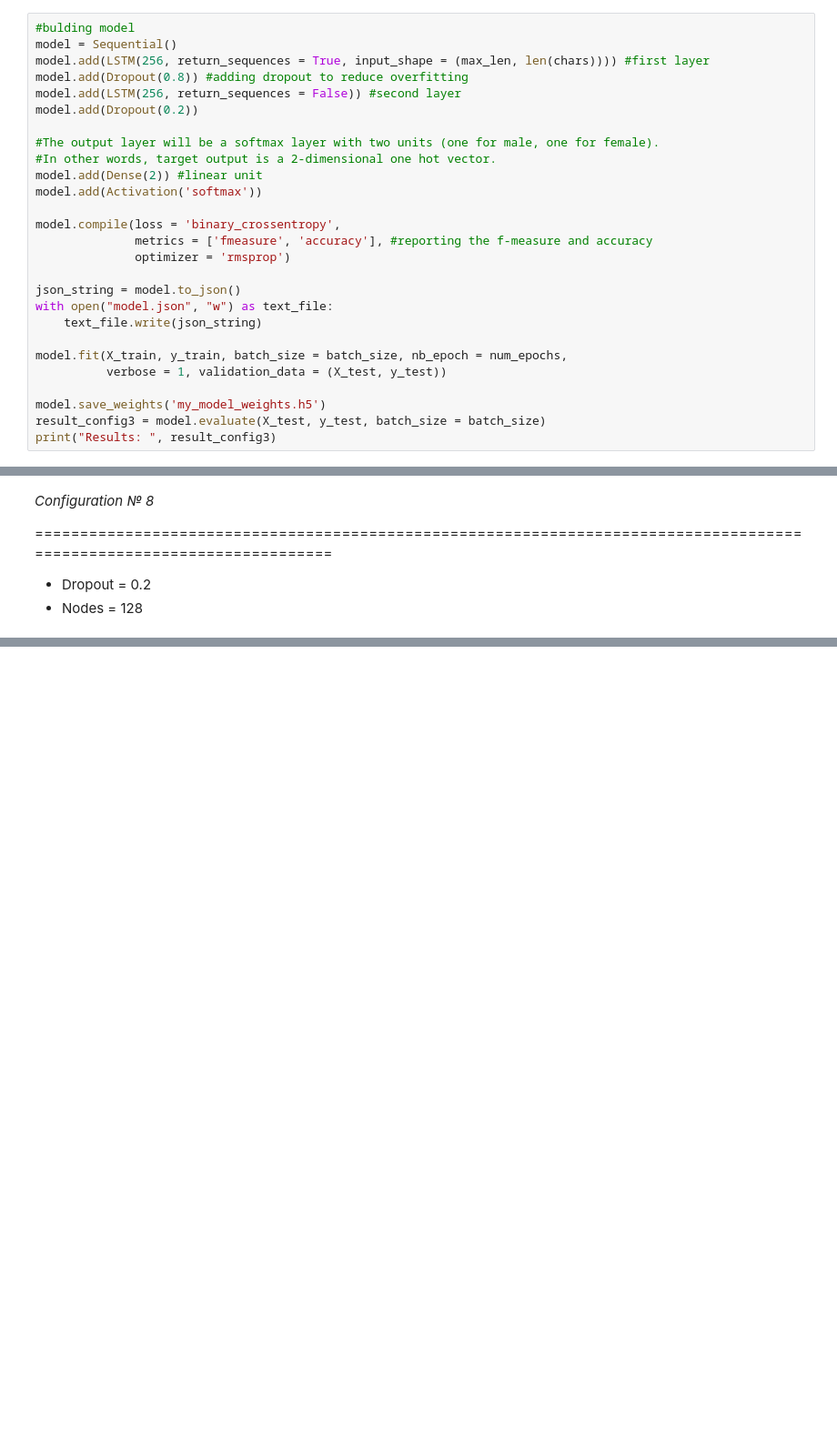
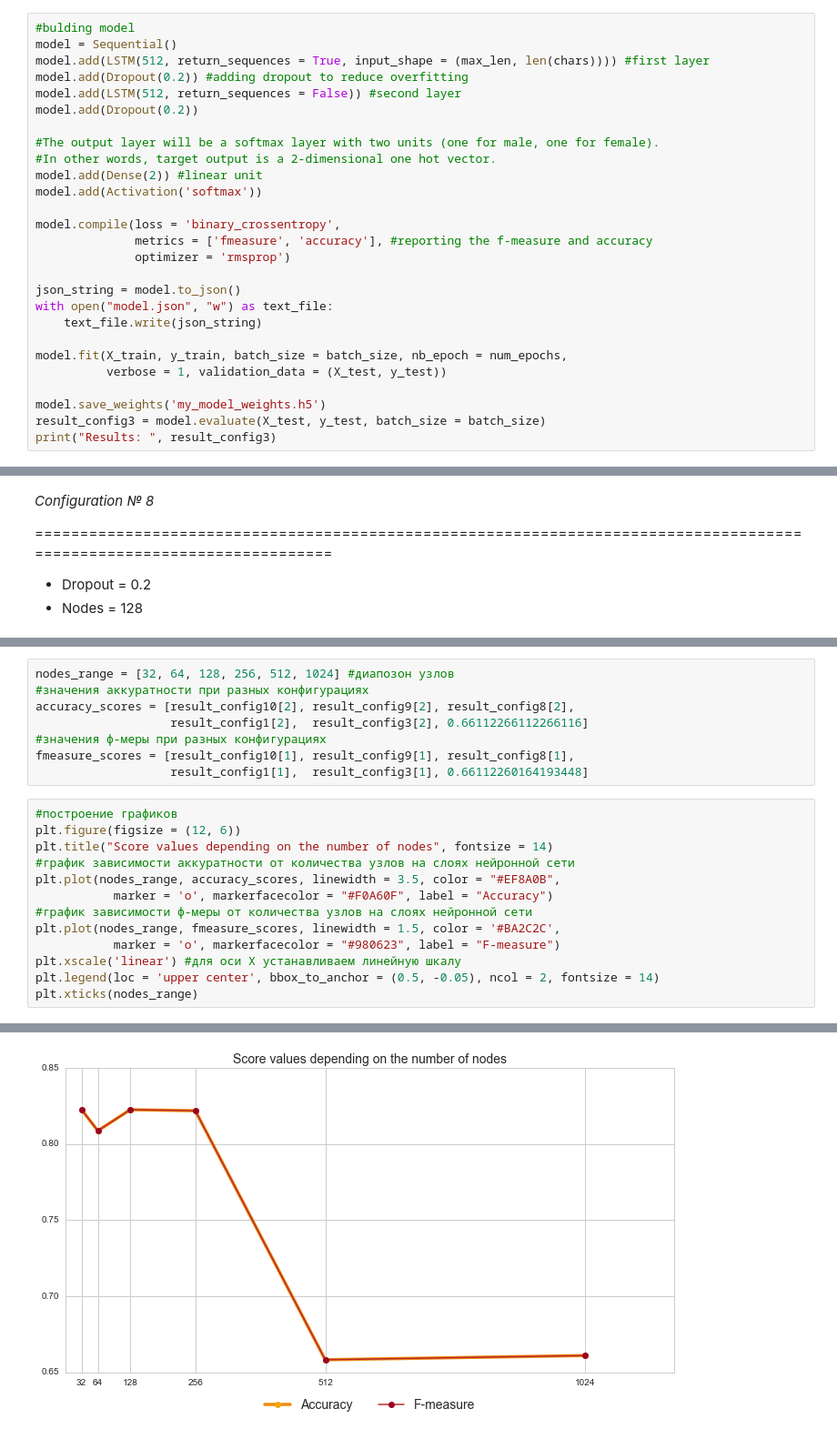
Before and after one commit to dbulgakov/HSE_DataMiningHW, a Jupyter notebook: Practical ML/Homeworks/Solutions/HW3/HW3.ipynb, the cells around one changed output, grey strips where cells are left out. Shown at 91% size. Cells and saved outputs as stored; diff of their text form; blank space fills up the shorter version.

```diff
--- a/Practical ML/Homeworks/Solutions/HW3/HW3.ipynb
+++ b/Practical ML/Homeworks/Solutions/HW3/HW3.ipynb
@@ -501,9 +526,9 @@ Epoch 5/5
 # %%
 #bulding model
 model = Sequential()
-model.add(LSTM(256, return_sequences = True, input_shape = (max_len, len(chars)))) #first layer
-model.add(Dropout(0.8)) #adding dropout to reduce overfitting
-model.add(LSTM(256, return_sequences = False)) #second layer
+model.add(LSTM(512, return_sequences = True, input_shape = (max_len, len(chars)))) #first layer
+model.add(Dropout(0.2)) #adding dropout to reduce overfitting
+model.add(LSTM(512, return_sequences = False)) #second layer
 model.add(Dropout(0.2))
 
 #The output layer will be a softmax layer with two units (one for male, one for female).
@@ -774,0 +904,22 @@ print("Results: ", result_config8)
+# %%
+nodes_range = [32, 64, 128, 256, 512, 1024] #диапозон узлов
+#значения аккуратности при разных конфигурациях
+accuracy_scores = [result_config10[2], result_config9[2], result_config8[2],
+                   result_config1[2],  result_config3[2], 0.66112266112266116]
+#значения ф-меры при разных конфигурациях
+fmeasure_scores = [result_config10[1], result_config9[1], result_config8[1],
+                   result_config1[1],  result_config3[1], 0.66112260164193448]
+# %%
+#построение графиков
+plt.figure(figsize = (12, 6))
+plt.title("Score values depending on the number of nodes", fontsize = 14)
+#график зависимости аккуратности от количества узлов на слоях нейронной сети
+plt.plot(nodes_range, accuracy_scores, linewidth = 3.5, color = "#EF8A0B",
+           marker = 'o', markerfacecolor = "#F0A60F", label = "Accuracy")
+#график зависимости ф-меры от количества узлов на слоях нейронной сети
+plt.plot(nodes_range, fmeasure_scores, linewidth = 1.5, color = '#BA2C2C',
+           marker = 'o', markerfacecolor = "#980623", label = "F-measure")
+plt.xscale('linear') #для оси Х устанавливаем линейную шкалу
+plt.legend(loc = 'upper center', bbox_to_anchor = (0.5, -0.05), ncol = 2, fontsize = 14)
+plt.xticks(nodes_range)
+# %% [output]
@@ -774,0 +933 @@ print("Results: ", result_config8)
+[figure, added]
```
Also changed, not shown: parts of 40 cells of this notebook.
